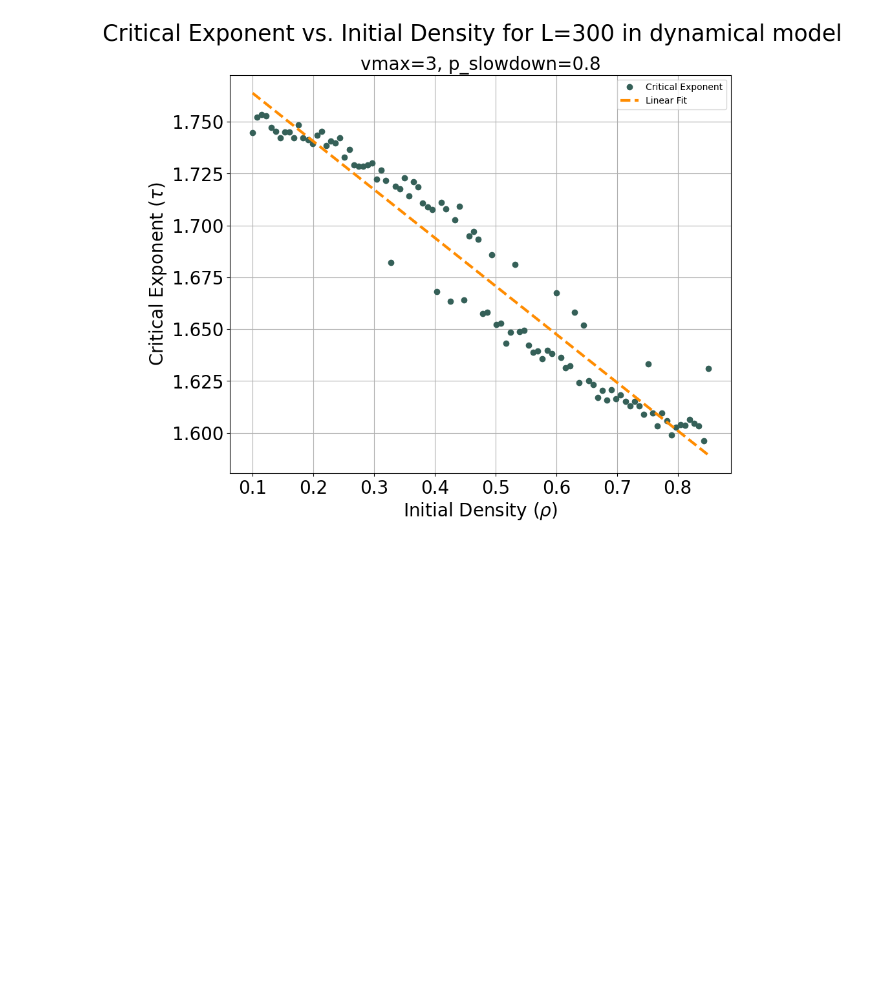
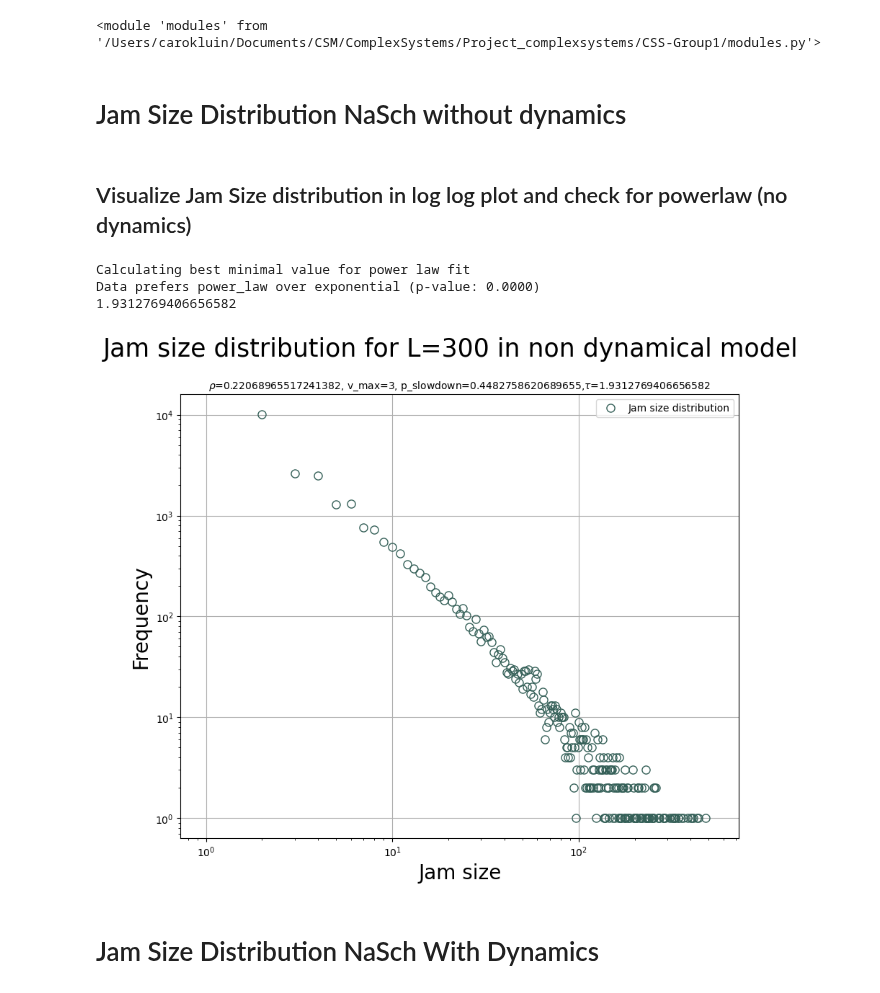
Before and after one commit to ThomasTenDamme/CSS-Group1, a Jupyter notebook: caros_notebook.ipynb, the cells around one changed output. Saved outputs shown, nothing was run; the diff lists cells and outputs as text; code cells hidden in the pictures; blank space fills up the shorter version.

```diff
--- a/caros_notebook.ipynb
+++ b/caros_notebook.ipynb
@@ -549,23 +1,20 @@ file.close()
-# %%
-# Visualize Results
-file = open('Results/densities_density_dynamic_pslow08.txt', 'rb')
-results = pickle.load(file)
-
-# Perform linear regression
-fit_params = np.polyfit(densities, exponents, 1)
-fit_line = np.polyval(fit_params, densities)
-
-plt.figure(figsize=(10,8))
-plt.grid()
-plt.plot(densities, exponents, 'o', color='#356058',linewidth=3,label='Critical Exponent')
-plt.plot(densities, fit_line, '--', color='darkorange', linewidth=3, label='Linear Fit')
-plt.xlabel('Initial Density ($\\rho$)', fontsize=20)
-plt.ylabel('Critical Exponent ($\\tau$)', fontsize=20)
-plt.title(f'vmax={v_max}, p_slowdown={p_slowdown}', fontsize=20)
-plt.suptitle(f'Critical Exponent vs. Initial Density for L={L} in dynamical model', fontsize=25)
-plt.xticks(fontsize=20)
-plt.yticks(fontsize=20)
-plt.legend()
-plt.show()
-# %% [output]
-[figure, removed]
+# %%
+
+import importlib
+import modules
+from collections import Counter
+import numpy as np
+import powerlaw
+import importlib
+import pickle
+import sys
+import cellpylib as cpl
+import matplotlib.pyplot as plt
+import random
+import sys
+
+importlib.reload(modules)
+# %% [output]
+<module 'modules' from '/Users/carokluin/Documents/CSM/ComplexSystems/Project_complexsystems/CSS-Group1/modules.py'>
+# %% [markdown]
+# Jam Size Distribution NaSch without dynamics
@@ -571,0 +59,28 @@ plt.show()
+# %% [markdown]
+## Visualize Jam Size distribution in log log plot and check for powerlaw (no dynamics)
+# %%
+file = open('Results/loglog_jam_nondynamic_critical.txt', 'rb')
+jam_size_counter = pickle.load(file)
+
+result, exponent = modules.analyze_powerlaw_distribution(list(jam_size_counter.elements()))
+print(result) #print result of power law test
+print(exponent)
+
+
+plt.figure(figsize=(10,8))
+plt.loglog(range(1, int(max(jam_size_counter.keys()))), [jam_size_counter[i] for i in range(1, int(max(jam_size_counter.keys())))], 'o', markerfacecolor='none', markeredgecolor='#356058', markersize=8)
+
+plt.legend(['Jam size distribution'])
+plt.grid()
+plt.title(f'$\\rho$={p}, v_max={v_max}, p_slowdown={p_slowdown},$\\tau$={exponent} ', fontsize=10)
+plt.xlabel('Jam size', fontsize=20)
+plt.ylabel('Frequency', fontsize=20)
+plt.suptitle(f'Jam size distribution for L={L} in non dynamical model', fontsize=25)
+plt.show()
+# %% [output]
+Calculating best minimal value for power law fit
+Data prefers power_law over exponential (p-value: 0.0000)
+1.9312769406656582
+[figure, added]
+# %% [markdown]
+# Jam Size Distribution NaSch With Dynamics
```
Also changed, not shown: parts of 41 cells of this notebook, 2 other files.
